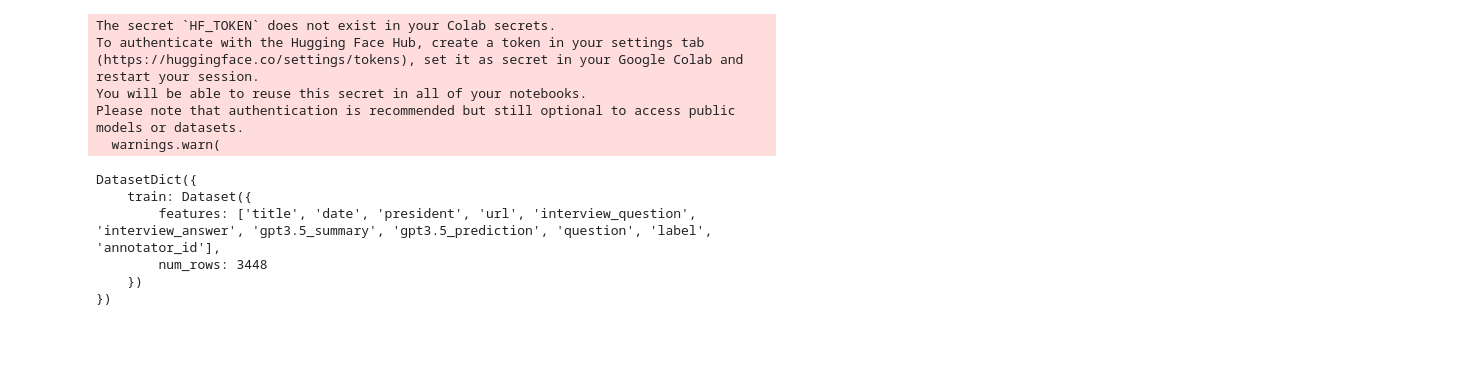
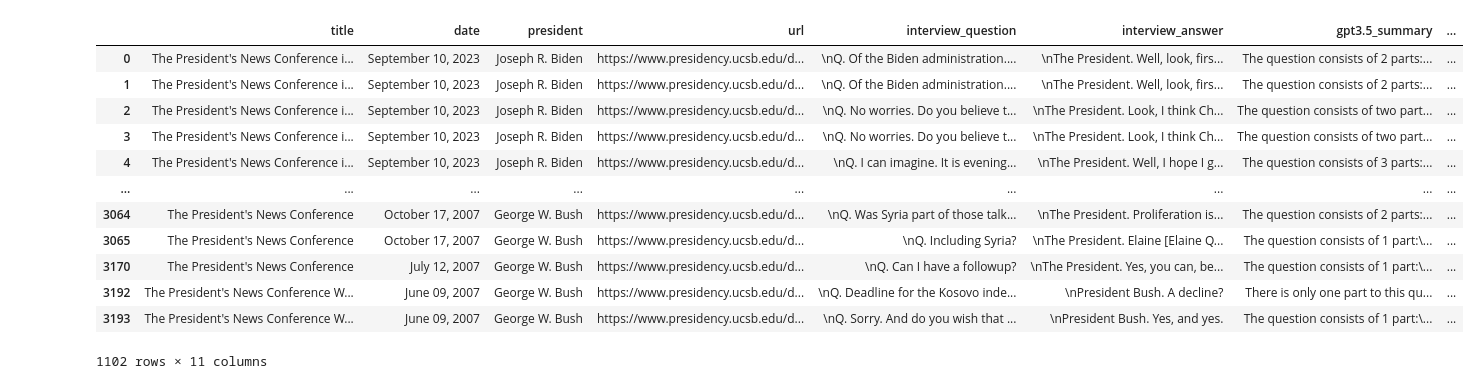
Before and after one commit to Kontilenia/thesis, a Jupyter notebook: main.ipynb, the cells around one changed output. Drawn from its saved outputs; the diff is of its cells as text; code cells hidden in the pictures; blank space fills up the shorter version.

Commit message:
initial dataset splitting

```diff
--- a/main.ipynb
+++ b/main.ipynb
@@ -20,20 +20,32 @@ ibis-framework 8.0.0 requires pyarrow<16,>=2, but you have pyarrow 17.0.0 which
 Successfully installed datasets-3.0.0 dill-0.3.8 multiprocess-0.70.16 pyarrow-17.0.0 xxhash-3.5.0
 # %%
 from datasets import load_dataset
-
-ds = load_dataset("ailsntua/QEvasion")
+import pandas as pd
-# %% [output]
-The secret `HF_TOKEN` does not exist in your Colab secrets.
-To authenticate with the Hugging Face Hub, create a token in your settings tab (https://huggingface.co/settings/tokens), set it as secret in your Google Colab and restart your session.
-You will be able to reuse this secret in all of your notebooks.
-Please note that authentication is recommended but still optional to access public models or datasets.
-  warnings.warn(
-# %%
-ds
-# %% [output]
-DatasetDict({
-    train: Dataset({
-        features: ['title', 'date', 'president', 'url', 'interview_question', 'interview_answer', 'gpt3.5_summary', 'gpt3.5_prediction', 'question', 'label', 'annotator_id'],
-        num_rows: 3448
-    })
-})
+# %%
+# Load train dataset
+ds = load_dataset("ailsntua/QEvasion")
+
+# Convert to pandas
+df_train = ds["train"].to_pandas()
+
+# Create dictionary with key as the annotator and value the Dataframe with
+# only the corresponding sQAs
+split_dfs = {
+    category: group for category, group in df_train.groupby('annotator_id')
+    }
+# %%
+split_dfs[85]
+# %% [output]
+|  | title | date | president | url | interview_question | interview_answer | gpt3.5_summary | ... |
+| 0 | The President's News Conference i... | September 10, 2023 | Joseph R. Biden | https://www.presidency.ucsb.edu/d... | \nQ. Of the Biden administration.... | \nThe President. Well, look, firs... | The question consists of 2 parts:... | ... |
+| 1 | The President's News Conference i... | September 10, 2023 | Joseph R. Biden | https://www.presidency.ucsb.edu/d... | \nQ. Of the Biden administration.... | \nThe President. Well, look, firs... | The question consists of 2 parts:... | ... |
+| 2 | The President's News Conference i... | September 10, 2023 | Joseph R. Biden | https://www.presidency.ucsb.edu/d... | \nQ. No worries. Do you believe t... | \nThe President. Look, I think Ch... | The question consists of two part... | ... |
+| 3 | The President's News Conference i... | September 10, 2023 | Joseph R. Biden | https://www.presidency.ucsb.edu/d... | \nQ. No worries. Do you believe t... | \nThe President. Look, I think Ch... | The question consists of two part... | ... |
+| 4 | The President's News Conference i... | September 10, 2023 | Joseph R. Biden | https://www.presidency.ucsb.edu/d... | \nQ. I can imagine. It is evening... | \nThe President. Well, I hope I g... | The question consists of 3 parts:... | ... |
+| ... | ... | ... | ... | ... | ... | ... | ... | ... |
+| 3064 | The President's News Conference | October 17, 2007 | George W. Bush | https://www.presidency.ucsb.edu/d... | \nQ. Was Syria part of those talk... | \nThe President. Proliferation is... | The question consists of 2 parts:... | ... |
+| 3065 | The President's News Conference | October 17, 2007 | George W. Bush | https://www.presidency.ucsb.edu/d... | \nQ. Including Syria? | \nThe President. Elaine [Elaine Q... | The question consists of 1 part:\... | ... |
+| 3170 | The President's News Conference | July 12, 2007 | George W. Bush | https://www.presidency.ucsb.edu/d... | \nQ. Can I have a followup? | \nThe President. Yes, you can, be... | The question consists of 1 part:\... | ... |
+| 3192 | The President's News Conference W... | June 09, 2007 | George W. Bush | https://www.presidency.ucsb.edu/d... | \nQ. Deadline for the Kosovo inde... | \nPresident Bush. A decline? | There is only one part to this qu... | ... |
+| 3193 | The President's News Conference W... | June 09, 2007 | George W. Bush | https://www.presidency.ucsb.edu/d... | \nQ. Sorry. And do you wish that ... | \nPresident Bush. Yes, and yes. | The question consists of 1 part:\... | ... |
+1102 rows × 11 columns
```
